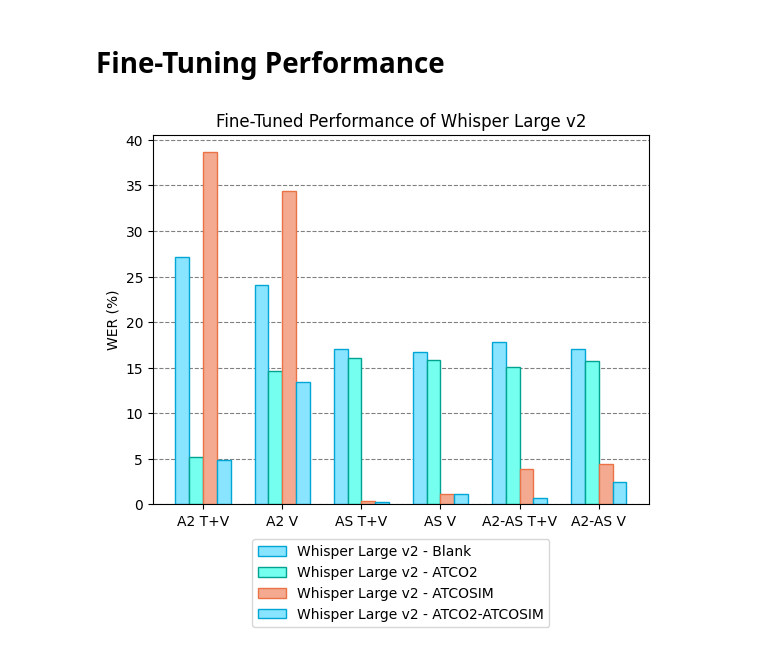
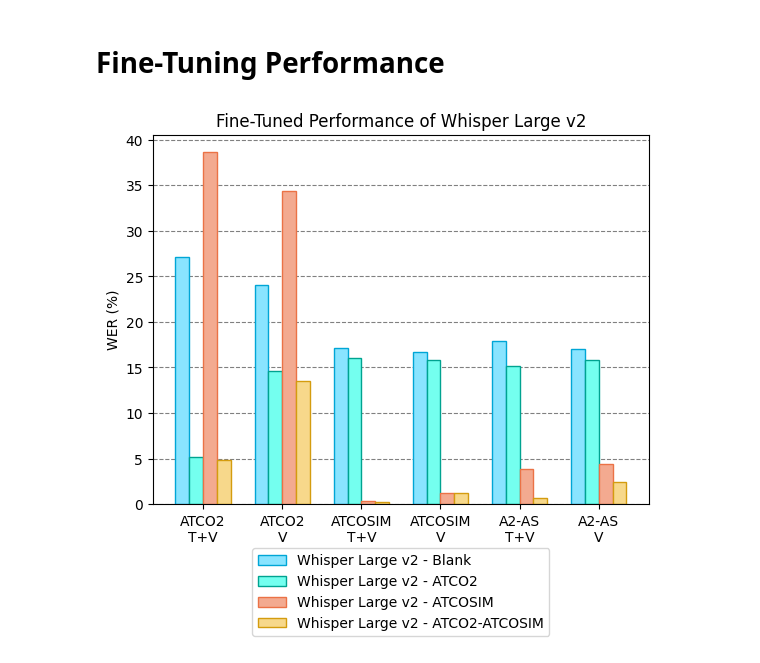
Before and after one commit to jlvdoorn/WhisperATC, a Jupyter notebook: Graphs/Bar_Chart.ipynb, the cells around one changed output. Drawn from its saved outputs; the diff is of its cells as text; code cells hidden in the pictures.

Commit message:
Updated Bar_Chart

```diff
--- a/Graphs/Bar_Chart.ipynb
+++ b/Graphs/Bar_Chart.ipynb
@@ -90,19 +90,19 @@ fig.savefig('baseline_performance.svg', format='svg', bbox_inches='tight')
 # %% [markdown]
 # Fine-Tuning Performance
 # %%
-labels = ['A2 T+V', 'A2 V', 'AS T+V', 'AS V', 'A2-AS T+V', 'A2-AS V']
+labels = ['ATCO2\nT+V', 'ATCO2\nV', 'ATCOSIM\nT+V', 'ATCOSIM\nV', 'A2-AS\nT+V', 'A2-AS\nV']
 
-#     Blue                       Green                       Red
+#     Blue                       Green                       Red                             Yellow
 ## Face Color (Soft/Fill)
-c1 = [(0.5373, 0.8941, 1.0, 1.0), (0.4549, 1.0, 0.9373, 1.0), (0.9529, 0.6667, 0.5647, 1.0)] # 80% alpha
-c2 = [(0.5373, 0.8941, 1.0, 0.8), (0.4549, 1.0, 0.9373, 0.8), (0.9529, 0.6667, 0.5647, 0.8)] # 60% alpha
-c3 = [(0.5373, 0.8941, 1.0, 0.6), (0.4549, 1.0, 0.9373, 0.6), (0.9529, 0.6667, 0.5647, 0.6)] # 40% alpha
-c4 = [(0.5373, 0.8941, 1.0, 0.4), (0.4549, 1.0, 0.9373, 0.4), (0.9529, 0.6667, 0.5647, 0.4)] # 20% alpha
+c1 = [(0.5373, 0.8941, 1.0, 1.0), (0.4549, 1.0, 0.9373, 1.0), (0.9529, 0.6667, 0.5647, 1.0), (0.9686, 0.8471, 0.5451, 1.0)] # 80% alpha
+c2 = [(0.5373, 0.8941, 1.0, 0.8), (0.4549, 1.0, 0.9373, 0.8), (0.9529, 0.6667, 0.5647, 0.8), (0.9686, 0.8471, 0.5451, 0.8)] # 60% alpha
+c3 = [(0.5373, 0.8941, 1.0, 0.6), (0.4549, 1.0, 0.9373, 0.6), (0.9529, 0.6667, 0.5647, 0.6), (0.9686, 0.8471, 0.5451, 0.6)] # 40% alpha
+c4 = [(0.5373, 0.8941, 1.0, 0.4), (0.4549, 1.0, 0.9373, 0.4), (0.9529, 0.6667, 0.5647, 0.4), (0.9686, 0.8471, 0.5451, 0.4)] # 20% alpha
 ## Edge Color (Hard/Outline)
-e1 = [(0.0, 0.6510, 0.8392, 1.0), (0.0, 0.6392, 0.5647, 1.0), (0.9216, 0.4471, 0.2745, 1.0)] # 80% alpha
-e2 = [(0.0, 0.6510, 0.8392, 0.8), (0.0, 0.6392, 0.5647, 0.8), (0.9216, 0.4471, 0.2745, 0.8)] # 60% alpha
-e3 = [(0.0, 0.6510, 0.8392, 0.6), (0.0, 0.6392, 0.5647, 0.6), (0.9216, 0.4471, 0.2745, 0.6)] # 40% alpha
-e4 = [(0.0, 0.6510, 0.8392, 0.4), (0.0, 0.6392, 0.5647, 0.4), (0.9216, 0.4471, 0.2745, 0.4)] # 20% alpha
+e1 = [(0.0, 0.6510, 0.8392, 1.0), (0.0, 0.6392, 0.5647, 1.0), (0.9216, 0.4471, 0.2745, 1.0), (0.8314, 0.6118, 0.0588, 1.0)] # 80% alpha
+e2 = [(0.0, 0.6510, 0.8392, 0.8), (0.0, 0.6392, 0.5647, 0.8), (0.9216, 0.4471, 0.2745, 0.8), (0.8314, 0.6118, 0.0588, 0.8)] # 60% alpha
+e3 = [(0.0, 0.6510, 0.8392, 0.6), (0.0, 0.6392, 0.5647, 0.6), (0.9216, 0.4471, 0.2745, 0.6), (0.8314, 0.6118, 0.0588, 0.6)] # 40% alpha
+e4 = [(0.0, 0.6510, 0.8392, 0.4), (0.0, 0.6392, 0.5647, 0.4), (0.9216, 0.4471, 0.2745, 0.4), (0.8314, 0.6118, 0.0588,)] # 20% alpha
 
 # Bars
 ## ATCO2 T+V - ATCO2 V - ATCOSIM T+V - ATCOSIM V - ATCO2-ATCOSIM T+V - ATCO2-ATCOSIM V
@@ -113,23 +113,23 @@ whisper_atco2_atcosim = [4.88, 13.46, 0.25, 1.17, 0.68, 2.41]
 # %%
 x = np.arange(len(labels))  # the label locations
 width = 0.35  # the width of the bars
 
 fig, ax = plt.subplots()
 r1 = ax.bar(x-3*width/4, whisper, width/2, label='Whisper Large v2 - Blank', color=[c1[0], c1[0], c1[0], c1[0], c1[0], c1[0]], edgecolor=[e1[0], e1[0], e1[0], e1[0], e1[0], e1[0]])
 r2 = ax.bar(x-width/4, whisper_atco2, width/2, label='Whisper Large v2 - ATCO2', color=[c1[1], c1[1], c1[1], c1[1], c1[1], c1[1]], edgecolor=[e1[1], e1[1], e1[1], e1[1], e1[1], e1[1]])
 r3 = ax.bar(x+width/4, whisper_atcosim, width/2, label='Whisper Large v2 - ATCOSIM', color=[c1[2], c1[2], c1[2], c1[2], c1[2], c1[2]], edgecolor=[e1[2], e1[2], e1[2], e1[2], e1[2], e1[2]])
-r4 = ax.bar(x+3*width/4, whisper_atco2_atcosim, width/2, label='Whisper Large v2 - ATCO2-ATCOSIM', color=[c1[0], c1[0], c1[0], c1[0], c1[0], c1[0]], edgecolor=[e1[0], e1[0], e1[0], e1[0], e1[0], e1[0]])
+r4 = ax.bar(x+3*width/4, whisper_atco2_atcosim, width/2, label='Whisper Large v2 - ATCO2-ATCOSIM', color=[c1[3], c1[3], c1[3], c1[3], c1[3], c1[3]], edgecolor=[e1[3], e1[3], e1[3], e1[3], e1[3], e1[3]])
 
 # Add some text for labels, title and custom x-axis tick labels, etc.
 ax.set_ylabel('WER (%)')
 ax.set_title('Fine-Tuned Performance of Whisper Large v2')
 ax.set_xticks(x)
 ax.set_xticklabels(labels)
-ax.legend(loc='upper center', bbox_to_anchor=(0.5, -0.075), shadow=False, ncol=1)
+ax.legend(loc='upper center', bbox_to_anchor=(0.5, -0.1), shadow=False, ncol=1)
 ax.yaxis.grid(color='gray', linestyle='--')
 ax.set_axisbelow(True)
 # %% [output]
-[figure, old version]
+[figure, new version]
 # %%
 fig.savefig('fine-tuned_performance.pdf', format='pdf', bbox_inches='tight')
 fig.savefig('fine-tuned_performance.svg', format='svg', bbox_inches='tight')
```
